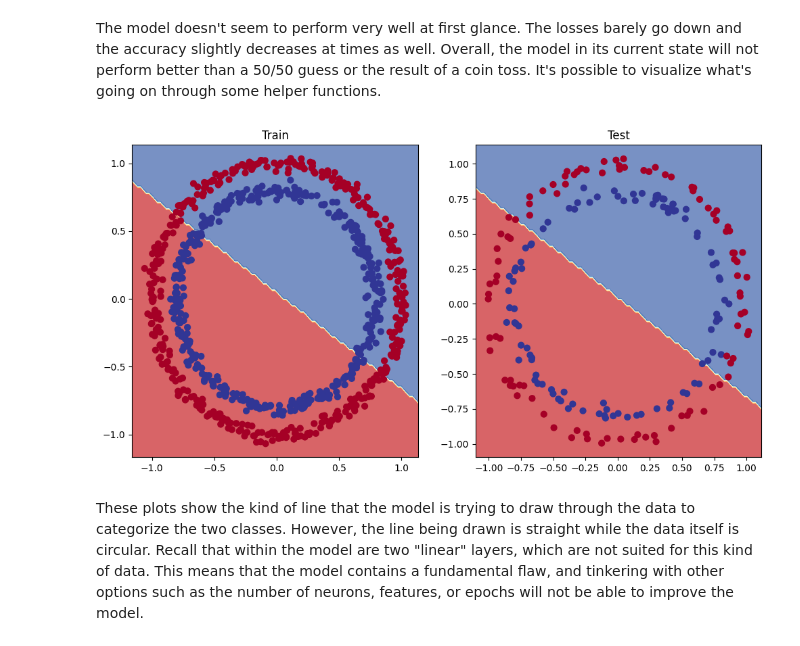
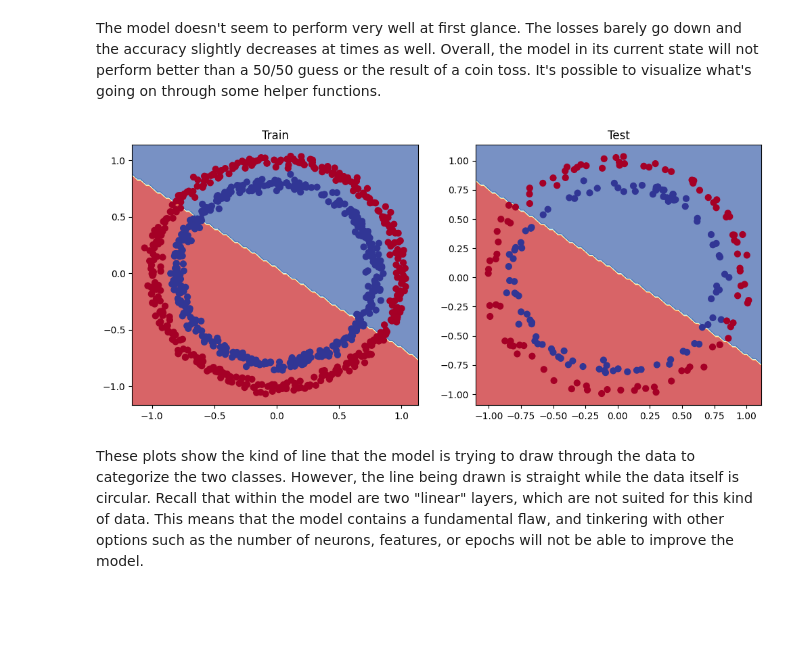
Before and after one commit to RumiaGIT/pytorch-research, a Jupyter notebook: 02_pytorch_classification.ipynb, the cells around one changed output. Cells and saved outputs as stored; diff of their text form; code cells hidden in the pictures; blank space fills up the shorter version.

```diff
--- a/02_pytorch_classification.ipynb
+++ b/02_pytorch_classification.ipynb
@@ -334,15 +335,15 @@ Epoch: 100 | Loss: 0.69302, Acc: 50.50 | Test Loss: 0.69542, Test Acc: 46.50
 The model doesn't seem to perform very well at first glance. The losses barely go down and the accuracy slightly decreases at times as well. Overall, the model in its current state will not perform better than a 50/50 guess or the result of a coin toss. It's possible to visualize what's going on through some helper functions.
 # %%
 # Helper functions for visualization
-plt.figure(figsize=(12, 6))
+plt.figure(figsize=(12, 5))
 plt.subplot(1, 2, 1)
 plt.title("Train")
 plot_decision_boundary(model_0, X_train, y_train)
 plt.subplot(1, 2, 2)
 plt.title("Test")
 plot_decision_boundary(model_0, X_test, y_test)
 # %% [output]
-[figure, old version]
+[figure, new version]
 # %% [markdown]
 These plots show the kind of line that the model is trying to draw through the data to categorize the two classes. However, the line being drawn is straight while the data itself is circular. Recall that within the model are two "linear" layers, which are not suited for this kind of data. This means that the model contains a fundamental flaw, and tinkering with other options such as the number of neurons, features, or epochs will not be able to improve the model.
 # %% [markdown]
```
Also changed, not shown: parts of 22 cells of this notebook, 2 other files.
